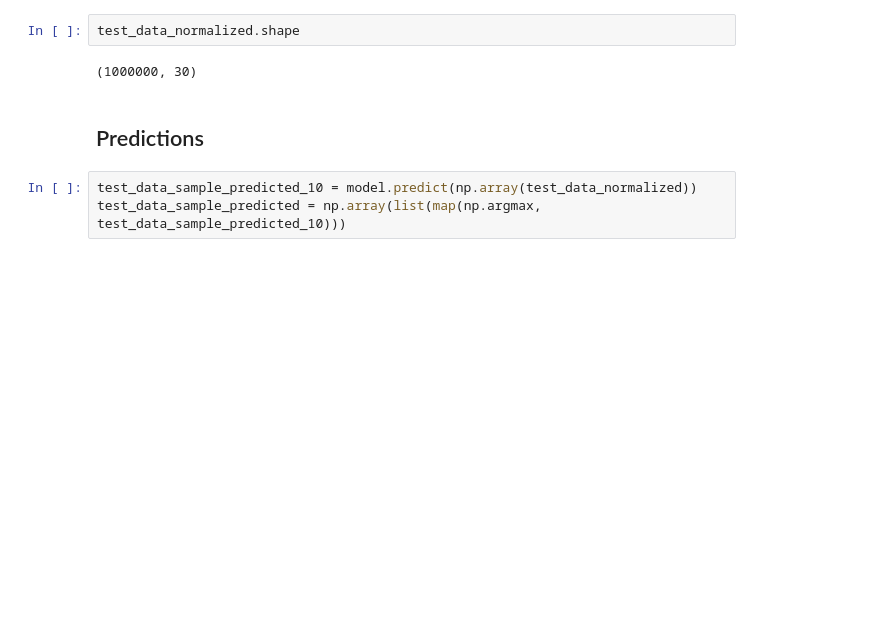
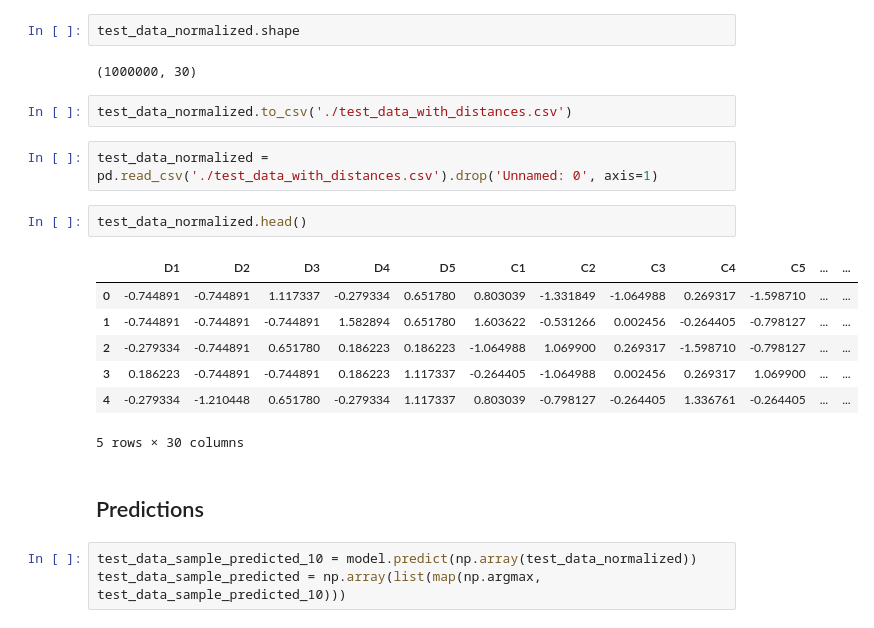
Before and after one commit to iPhaeton/kaggle-poker, a Jupyter notebook: distance.ipynb, the cells around one changed output. Cells and saved outputs as stored; diff of their text form; blank space fills up the shorter version.

```diff
--- a/distance.ipynb
+++ b/distance.ipynb
@@ -310,6 +311,20 @@ test_data_normalized = normalized(test_data_normalized, distances, mean_d, std_d
 test_data_normalized.shape
 # %% [output]
 (1000000, 30)
+# %%
+test_data_normalized.to_csv('./test_data_with_distances.csv')
+# %%
+test_data_normalized = pd.read_csv('./test_data_with_distances.csv').drop('Unnamed: 0', axis=1)
+# %%
+test_data_normalized.head()
+# %% [output]
+|  | D1 | D2 | D3 | D4 | D5 | C1 | C2 | C3 | C4 | C5 | ... | ... |
+| 0 | -0.744891 | -0.744891 | 1.117337 | -0.279334 | 0.651780 | 0.803039 | -1.331849 | -1.064988 | 0.269317 | -1.598710 | ... | ... |
+| 1 | -0.744891 | -0.744891 | -0.744891 | 1.582894 | 0.651780 | 1.603622 | -0.531266 | 0.002456 | -0.264405 | -0.798127 | ... | ... |
+| 2 | -0.279334 | -0.744891 | 0.651780 | 0.186223 | 0.186223 | -1.064988 | 1.069900 | 0.269317 | -1.598710 | -0.798127 | ... | ... |
+| 3 | 0.186223 | -0.744891 | -0.744891 | 0.186223 | 1.117337 | -0.264405 | -1.064988 | 0.002456 | 0.269317 | 1.069900 | ... | ... |
+| 4 | -0.279334 | -1.210448 | 0.651780 | -0.279334 | 1.117337 | 0.803039 | -0.798127 | -0.264405 | 1.336761 | -0.264405 | ... | ... |
+5 rows × 30 columns
 # %% [markdown]
 ## Predictions
 # %%
```
Also changed, not shown: parts of 13 cells of this notebook, 1 other file.
